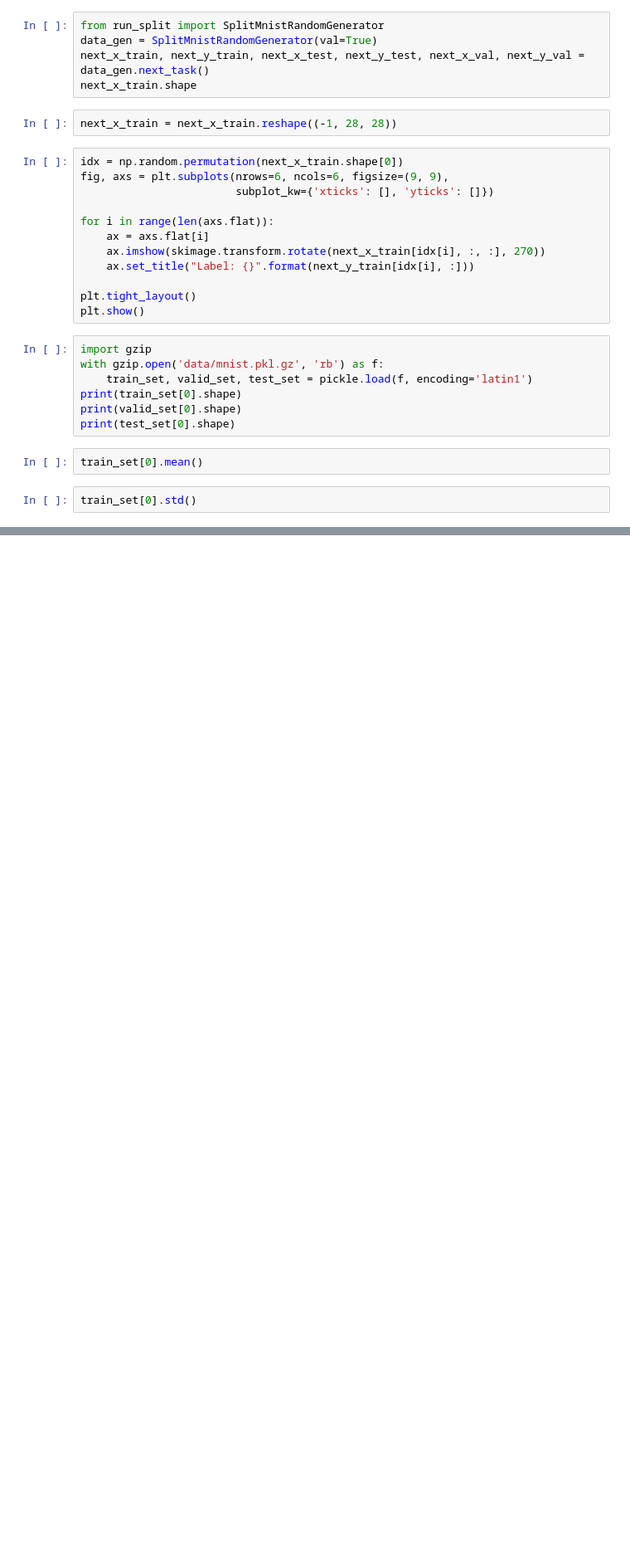
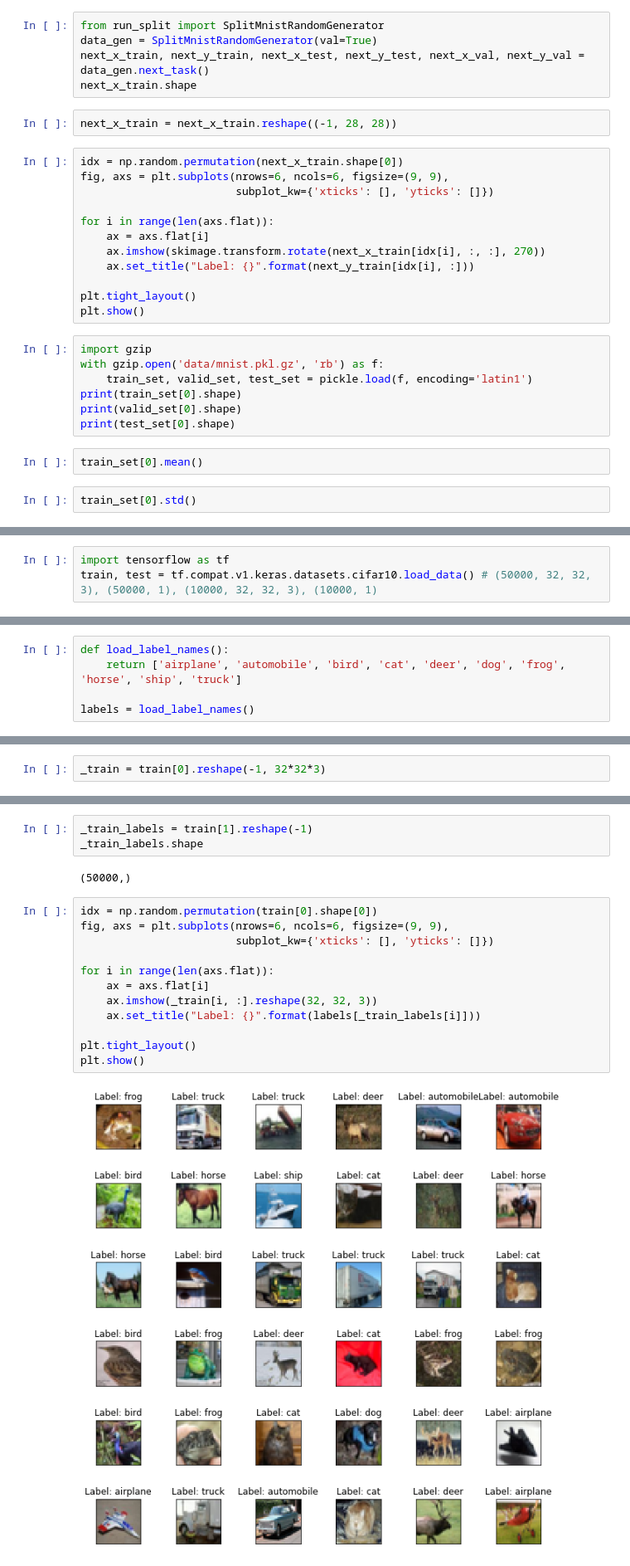
Before and after one commit to skezle/IBP_BNN, a Jupyter notebook: ddm/dataset_vis.ipynb, the cells around one changed output, grey strips where cells are left out. Shown at 83% size. Cells and saved outputs as stored; diff of their text form; blank space fills up the shorter version.

Commit message:
adds dataset vis from R

```diff
--- a/ddm/dataset_vis.ipynb
+++ b/ddm/dataset_vis.ipynb
@@ -355,0 +357,3 @@ train_set[0].std()
+# %%
+import tensorflow as tf
+train, test = tf.compat.v1.keras.datasets.cifar10.load_data() # (50000, 32, 32, 3), (50000, 1), (10000, 32, 32, 3), (10000, 1)
@@ -355,0 +365,5 @@ train_set[0].std()
+# %%
+def load_label_names():
+    return ['airplane', 'automobile', 'bird', 'cat', 'deer', 'dog', 'frog', 'horse', 'ship', 'truck']
+
+labels = load_label_names()
@@ -355,0 +374,2 @@ train_set[0].std()
+# %%
+_train = train[0].reshape(-1, 32*32*3)
@@ -355,0 +380,19 @@ train_set[0].std()
+# %%
+_train_labels = train[1].reshape(-1)
+_train_labels.shape
+# %% [output]
+(50000,)
+# %%
+idx = np.random.permutation(train[0].shape[0])
+fig, axs = plt.subplots(nrows=6, ncols=6, figsize=(9, 9),
+                        subplot_kw={'xticks': [], 'yticks': []})
+
+for i in range(len(axs.flat)):
+    ax = axs.flat[i]
+    ax.imshow(_train[i, :].reshape(32, 32, 3))
+    ax.set_title("Label: {}".format(labels[_train_labels[i]]))
+
+plt.tight_layout()
+plt.show()
+# %% [output]
+[figure, added]
```
Also changed, not shown: parts of 10 cells of this notebook.
